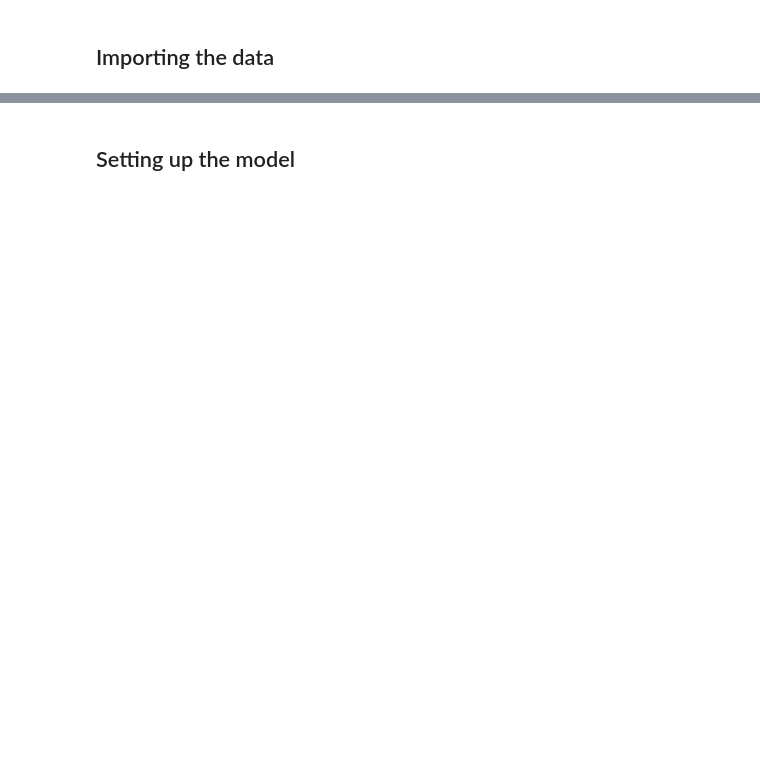
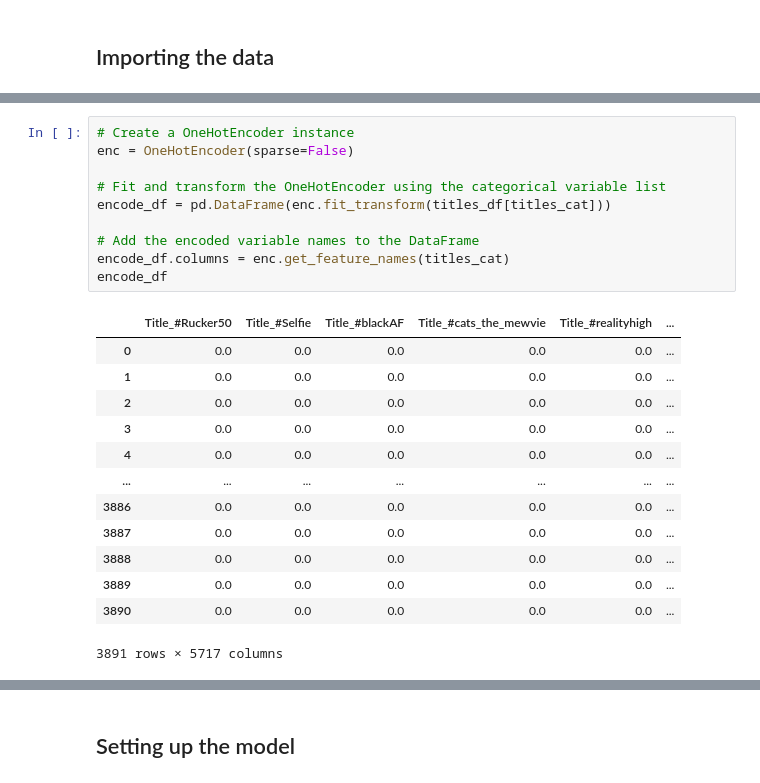
Before and after one commit to asosnik530/EntertainmentBuster, a Jupyter notebook: Machine Learning Model.ipynb, the cells around one changed output, grey strips where cells are left out. Cells and saved outputs as stored; diff of their text form; blank space fills up the shorter version.

```diff
--- a/Machine Learning Model.ipynb
+++ b/Machine Learning Model.ipynb
@@ -18,0 +70,24 @@ titles_df.head()
+# %%
+# Create a OneHotEncoder instance
+enc = OneHotEncoder(sparse=False)
+
+# Fit and transform the OneHotEncoder using the categorical variable list
+encode_df = pd.DataFrame(enc.fit_transform(titles_df[titles_cat]))
+
+# Add the encoded variable names to the DataFrame
+encode_df.columns = enc.get_feature_names(titles_cat)
+encode_df
+# %% [output]
+|  | Title_#Rucker50 | Title_#Selfie | Title_#blackAF | Title_#cats_the_mewvie | Title_#realityhigh | ... |
+| 0 | 0.0 | 0.0 | 0.0 | 0.0 | 0.0 | ... |
+| 1 | 0.0 | 0.0 | 0.0 | 0.0 | 0.0 | ... |
+| 2 | 0.0 | 0.0 | 0.0 | 0.0 | 0.0 | ... |
+| 3 | 0.0 | 0.0 | 0.0 | 0.0 | 0.0 | ... |
+| 4 | 0.0 | 0.0 | 0.0 | 0.0 | 0.0 | ... |
+| ... | ... | ... | ... | ... | ... | ... |
+| 3886 | 0.0 | 0.0 | 0.0 | 0.0 | 0.0 | ... |
+| 3887 | 0.0 | 0.0 | 0.0 | 0.0 | 0.0 | ... |
+| 3888 | 0.0 | 0.0 | 0.0 | 0.0 | 0.0 | ... |
+| 3889 | 0.0 | 0.0 | 0.0 | 0.0 | 0.0 | ... |
+| 3890 | 0.0 | 0.0 | 0.0 | 0.0 | 0.0 | ... |
+3891 rows × 5717 columns
```
Also changed, not shown: parts of 14 cells of this notebook.
